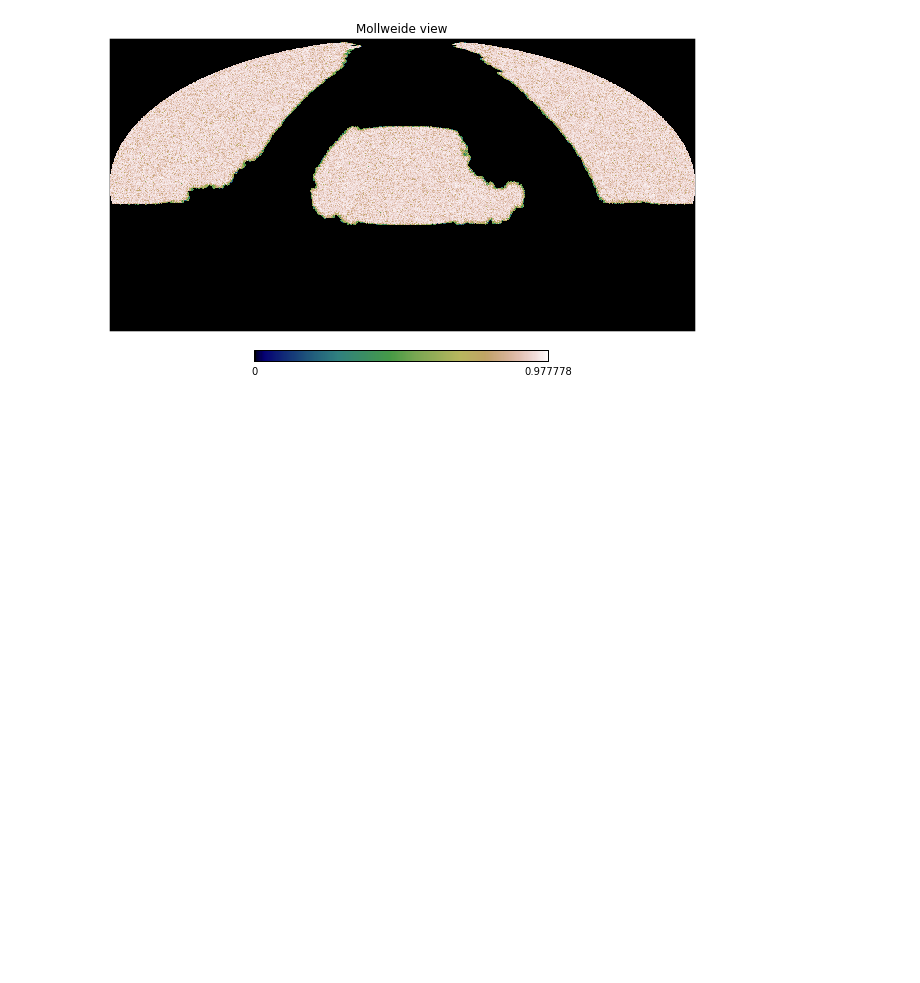
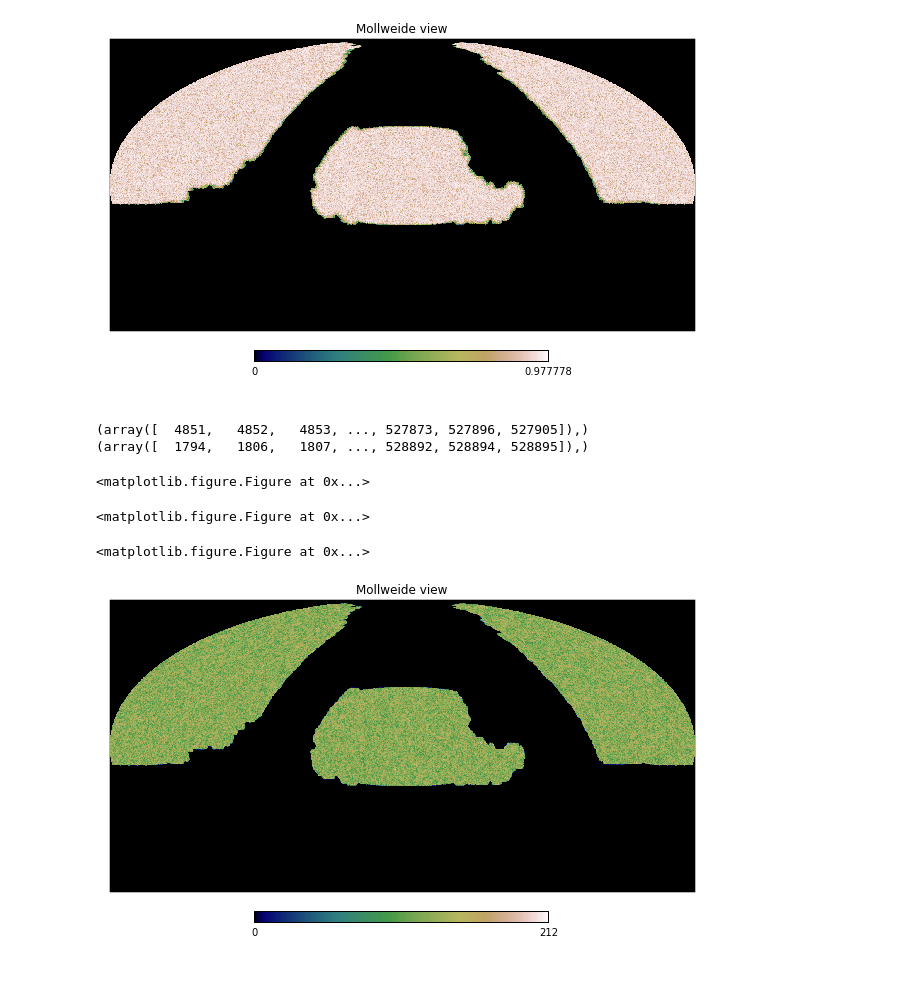
Before and after one commit to forero/QuickFiber, a Jupyter notebook: python/Coverage_and_Completeness.ipynb, the cells around one changed output. Saved outputs shown, nothing was run; the diff lists cells and outputs as text; code cells hidden in the pictures; blank space fills up the shorter version.

```diff
--- a/python/Coverage_and_Completeness.ipynb
+++ b/python/Coverage_and_Completeness.ipynb
@@ -152,0 +168,35 @@ Image(filename="test_fobserved.png")
+# %%
+n_observed_healpix_map = np.zeros(hp.nside2npix(n_pix), dtype=np.double)
+n_total_healpix_map = np.zeros(hp.nside2npix(n_pix), dtype=np.double)
+n_ELG = size(ELG_ra)
+for i in range(n_ELG):
+    pixel = ELG_healpix_pixels[i]
+    n_total_healpix_map[pixel] = n_total_healpix_map[pixel] + 1
+
+    if(ELG_n_obs[i]>0):
+        n_observed_healpix_map[pixel] = n_observed_healpix_map[pixel] + 1
+
+print where(n_total_healpix_map>0)
+# %% [output]
+(array([  4851,   4852,   4853, ..., 527873, 527896, 527905]),)
+(array([  1794,   1806,   1807, ..., 528892, 528894, 528895]),)
+# %%
+hp.mollview(n_total_healpix_map, cmap="gist_earth", xsize=2000, flip="geo")
+savefig("ELG_test_ntotal.pdf")
+savefig("ELG_test_ntotal.png")
+
+hp.mollview(n_observed_healpix_map, cmap="gist_earth", xsize=2000, flip="geo")
+savefig("ELG_test_nobserved.pdf")
+savefig("ELG_test_nobserved.png")
+
+hp.mollview(n_observed_healpix_map/(n_total_healpix_map+1), cmap="gist_earth", xsize=2000, flip="geo")
+savefig("ELG_test_fobserved.pdf")
+savefig("ELG_test_fobserved.png")
+# %% [output]
+<matplotlib.figure.Figure at 0x...>
+<matplotlib.figure.Figure at 0x...>
+<matplotlib.figure.Figure at 0x...>
+# %%
+Image(filename="ELG_test_ntotal.png")
+# %% [output]
+[figure, added]
```
Also changed, not shown: parts of 5 cells of this notebook.
